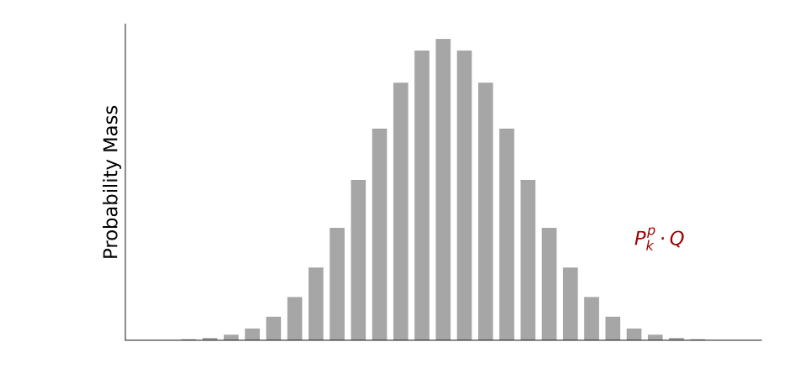
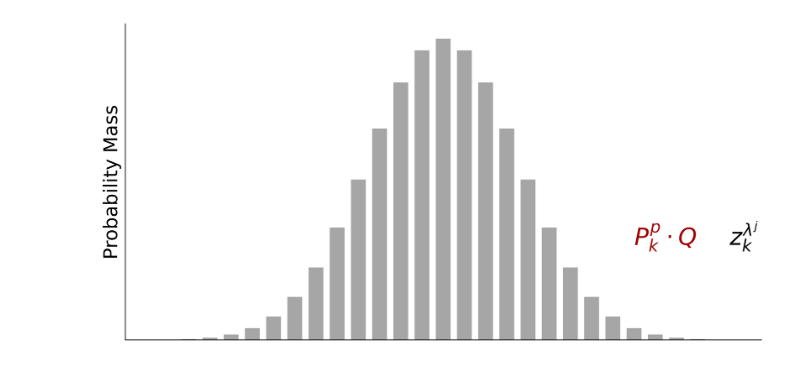
Before and after one commit to lendobo/enclad, a Jupyter notebook: visualizations/Gaussian.ipynb, the cells around one changed output. Saved outputs shown, nothing was run; the diff lists cells and outputs as text; code cells hidden in the pictures.

```diff
--- a/visualizations/Gaussian.ipynb
+++ b/visualizations/Gaussian.ipynb
@@ -32,32 +41,34 @@ p = 0.5  # probability of success
 
 # Generate data
 x = np.arange(0, n+1)
 pmf = np.bincount(np.random.binomial(n, p, 10000)) / 10000  # Approximating
 
 # Correctly compute the PMF using scipy.stats
 
 pmf = binom.pmf(x, n, p)
 
 # Plot
 plt.figure(figsize=(12, 6), dpi = 300)
 plt.bar(x, pmf, width=0.7, align='center', color='grey', alpha=0.7)
 # plt.xlabel('Number of Successes')
 plt.ylabel('Probability Mass', fontsize=20)
 # plt.title('Binomial Distribution: n=50, p=0.5')
 plt.xlim(10, 40)
 plt.grid(False)
 # remove top and right spines
 ax = plt.gca()
 ax.spines['top'].set_visible(False)
 ax.spines['right'].set_visible(False)
 # remove x and y ticks
 plt.xticks([])
 plt.yticks([])
 
 # generate a label at y = 0.3 and x = 0.8
-plt.annotate(r'$P^p_k \cdot Q$', xy=(0.8, 0.3), xycoords='axes fraction', fontsize=20, color='#a10000')
+plt.annotate(r'$P^p_k \cdot Q$', xy=(0.8, 0.3), xycoords='axes fraction', fontsize=25, color='#a10000')
+plt.annotate(r'$z_k^{\lambda^j}$', xy=(0.95, 0.3), xycoords='axes fraction', fontsize=25, color='black')
+
 # plt.tight_layout()
 
 plt.show()
 # %% [output]
-[figure, old version]
+[figure, new version]
```
Also changed, not shown: parts of 1 cell of this notebook, 10 other files.
